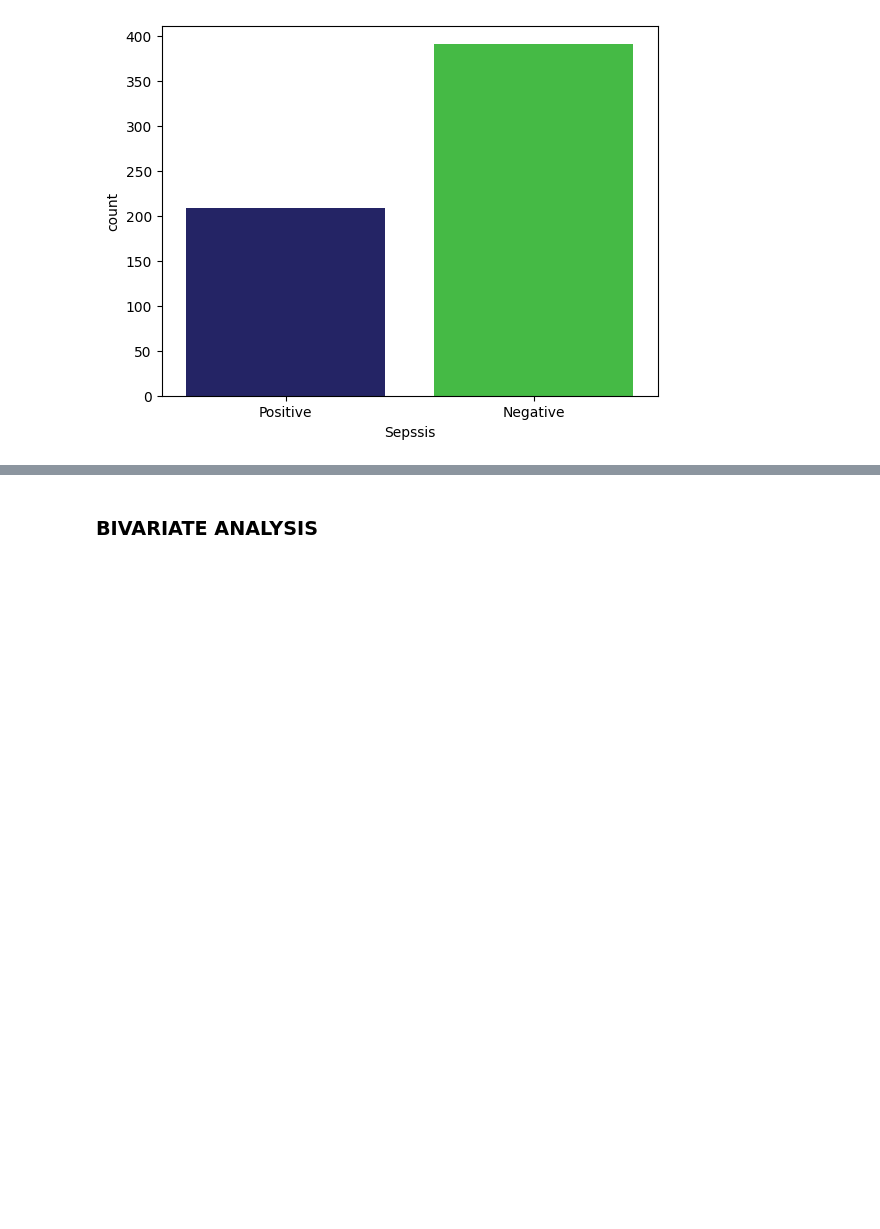
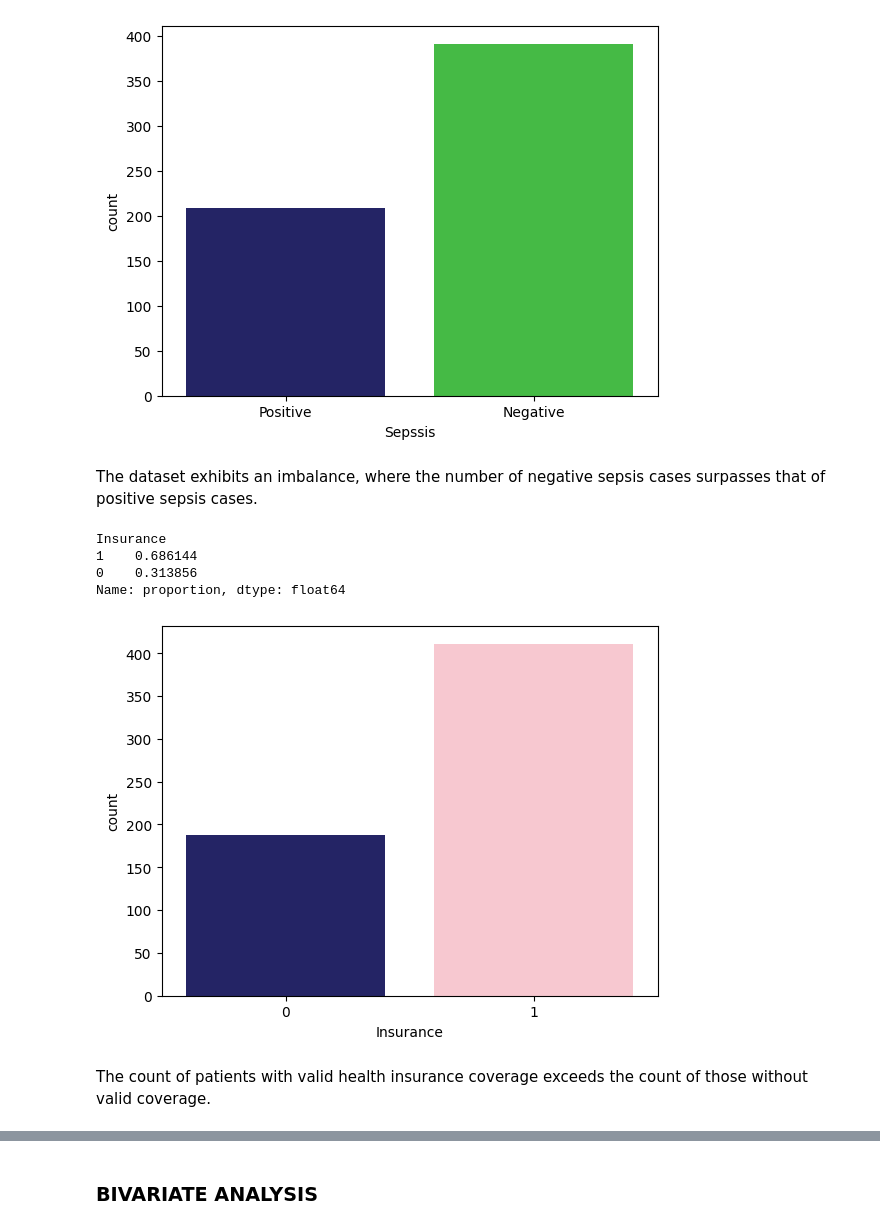
Before and after one commit to Dansoaa/Machine-Learning-APIs, a Jupyter notebook: main.ipynb, the cells around one changed output, grey strips where cells are left out. Drawn from its saved outputs; the diff is of its cells as text; code cells hidden in the pictures; blank space fills up the shorter version.

```diff
--- a/main.ipynb
+++ b/main.ipynb
@@ -150,3 +205,20 @@ sns.countplot(data=df_Patients_Files_Train, x='Sepssis', palette=['midnightblue'
 plt.show()
 # %% [output]
 [figure]
+# %% [markdown]
+The dataset exhibits an imbalance, where the number of negative sepsis cases surpasses that of positive sepsis cases.
+# %%
+sep_df=df_Patients_Files_Train['Insurance'].value_counts(normalize=True)
+sep_df
+# %% [output]
+Insurance
+1    0.686144
+0    0.313856
+Name: proportion, dtype: float64
+# %%
+sns.countplot(data=df_Patients_Files_Train, x='Insurance', palette=['midnightblue', 'pink'])
+plt.show()
+# %% [output]
+[figure, added]
+# %% [markdown]
+The count of patients with valid health insurance coverage exceeds the count of those without valid coverage.
```
Also changed, not shown: parts of 81 cells of this notebook.
